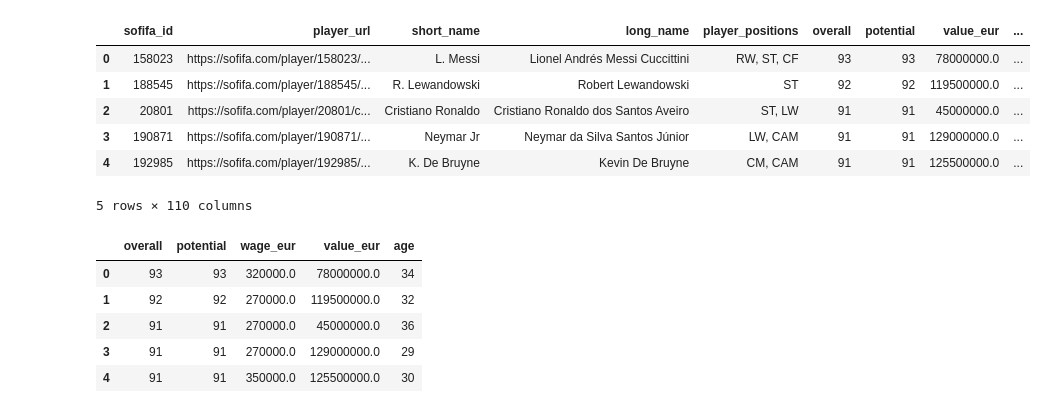
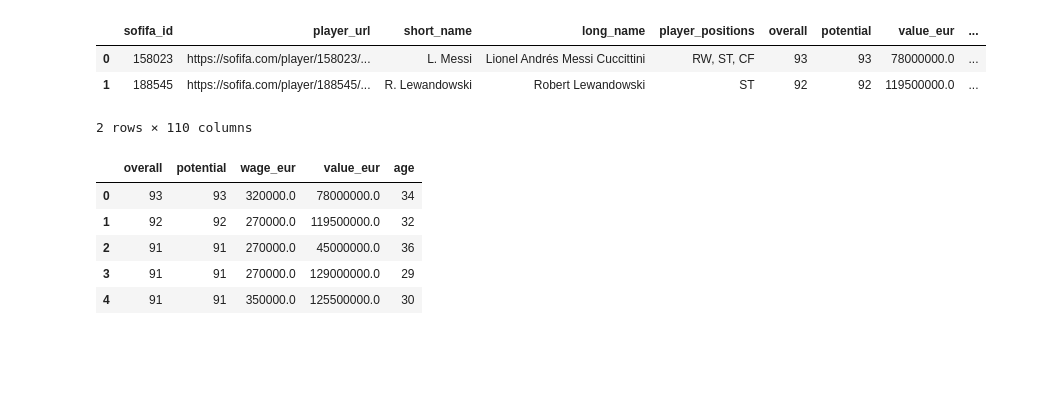
Before and after one commit to robinyUArizona/KMean-Clustering-from-Scratch, a Jupyter notebook: notebooks/kmeans-from-scratch.ipynb, the cells around one changed output. Drawn from its saved outputs; the diff is of its cells as text; code cells hidden in the pictures; blank space fills up the shorter version.

```diff
--- a/notebooks/kmeans-from-scratch.ipynb
+++ b/notebooks/kmeans-from-scratch.ipynb
@@ -5,15 +5,12 @@ import warnings
 warnings.filterwarnings('ignore')
 # %%
 players = pd.read_csv("../data/fifa_22_player/players_22.csv")
-players.head()
+players.head(2)
 # %% [output]
 |  | sofifa_id | player_url | short_name | long_name | player_positions | overall | potential | value_eur | ... |
 | 0 | 158023 | https://sofifa.com/player/158023/... | L. Messi | Lionel Andrés Messi Cuccittini | RW, ST, CF | 93 | 93 | 78000000.0 | ... |
 | 1 | 188545 | https://sofifa.com/player/188545/... | R. Lewandowski | Robert Lewandowski | ST | 92 | 92 | 119500000.0 | ... |
-| 2 | 20801 | https://sofifa.com/player/20801/c... | Cristiano Ronaldo | Cristiano Ronaldo dos Santos Aveiro | ST, LW | 91 | 91 | 45000000.0 | ... |
-| 3 | 190871 | https://sofifa.com/player/190871/... | Neymar Jr | Neymar da Silva Santos Júnior | LW, CAM | 91 | 91 | 129000000.0 | ... |
-| 4 | 192985 | https://sofifa.com/player/192985/... | K. De Bruyne | Kevin De Bruyne | CM, CAM | 91 | 91 | 125500000.0 | ... |
-5 rows × 110 columns
+2 rows × 110 columns
 # %%
 features = ["overall", "potential", "wage_eur", "value_eur", "age"]
 # %%
```
Also changed, not shown: parts of 8 cells of this notebook.
